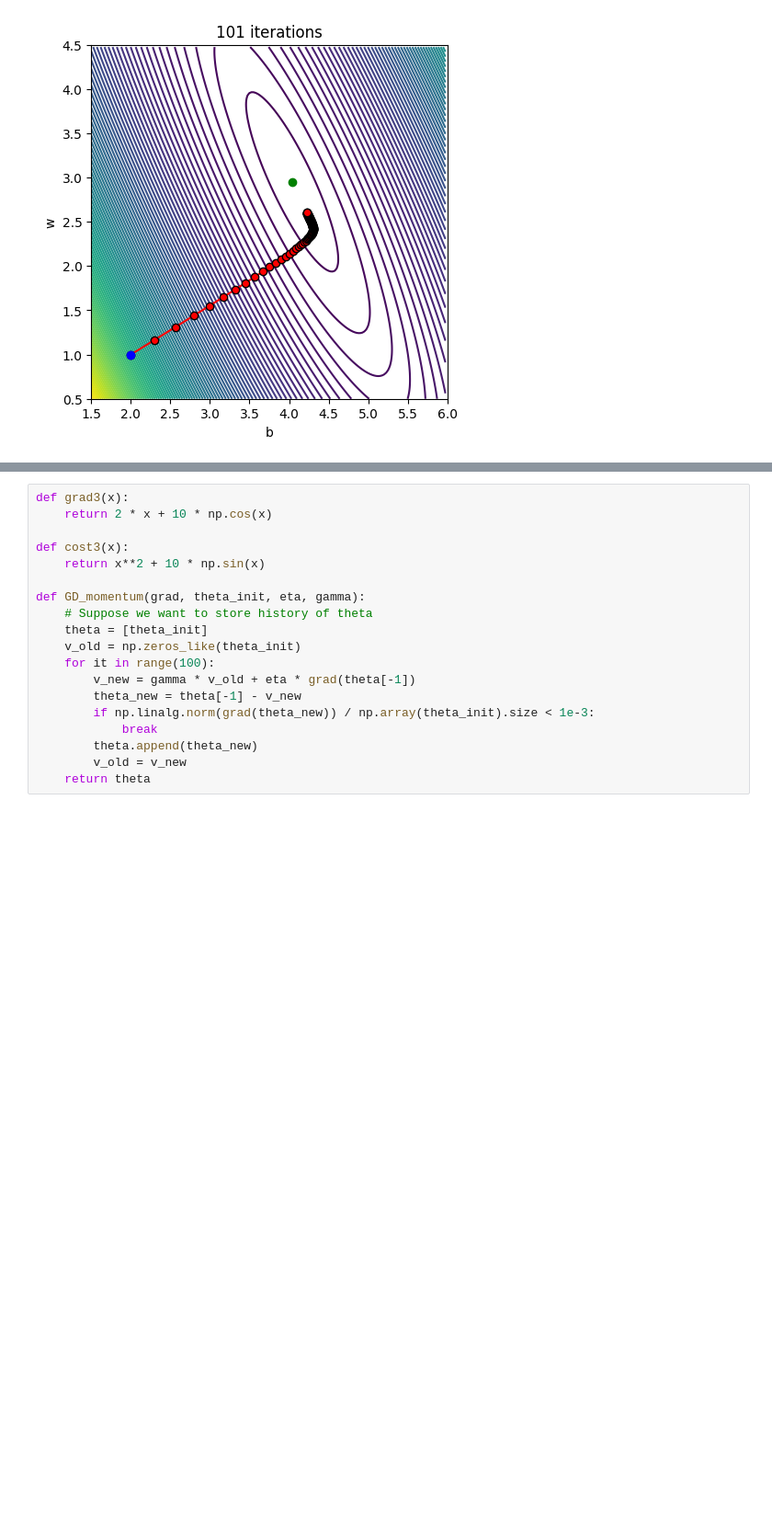
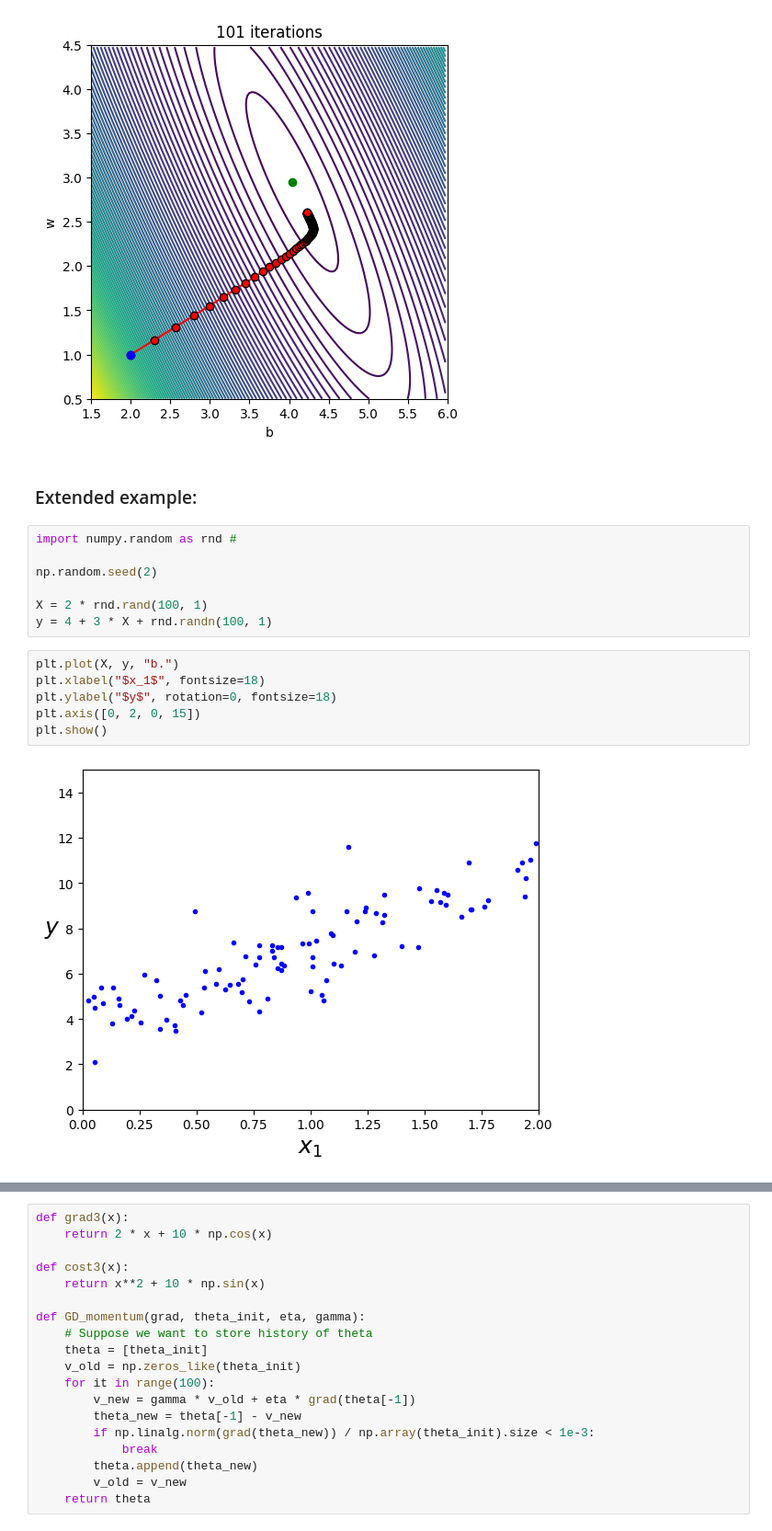
Before and after one commit to letruongzzio/Machine-Learning, a Jupyter notebook: 4 - Neural Networks/Gradient Descent/Gradient Descend.ipynb, the cells around one changed output, grey strips where cells are left out. Shown at 92% size. Cells and saved outputs as stored; diff of their text form; blank space fills up the shorter version.

```diff
--- a/4 - Neural Networks/Gradient Descent/Gradient Descend.ipynb
+++ b/4 - Neural Networks/Gradient Descent/Gradient Descend.ipynb
@@ -268,3 +268,20 @@ This equation corresponds to the coefficients declared above.
 lr_gd_draw(w2)
 # %% [output]
 [figure]
+# %% [markdown]
+### Extended example:
+# %%
+import numpy.random as rnd #
+
+np.random.seed(2)
+
+X = 2 * rnd.rand(100, 1)
+y = 4 + 3 * X + rnd.randn(100, 1)
+# %%
+plt.plot(X, y, "b.")
+plt.xlabel("$x_1$", fontsize=18)
+plt.ylabel("$y$", rotation=0, fontsize=18)
+plt.axis([0, 2, 0, 15])
+plt.show()
+# %% [output]
+[figure, added]
```
Also changed, not shown: parts of 11 cells of this notebook, 10 other files.
